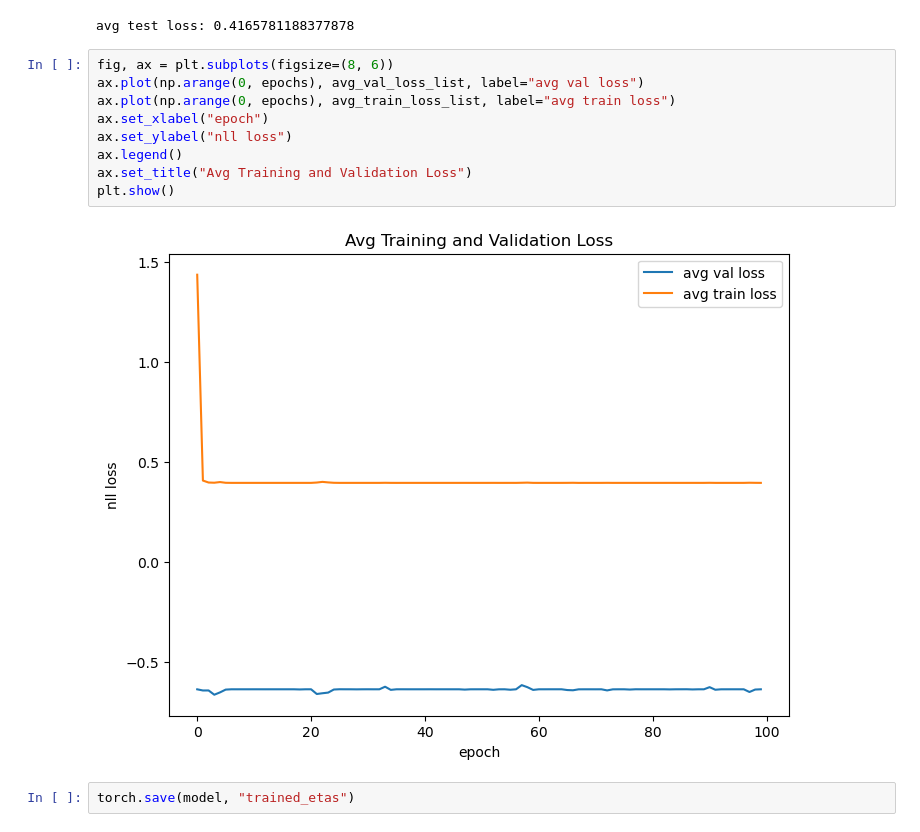
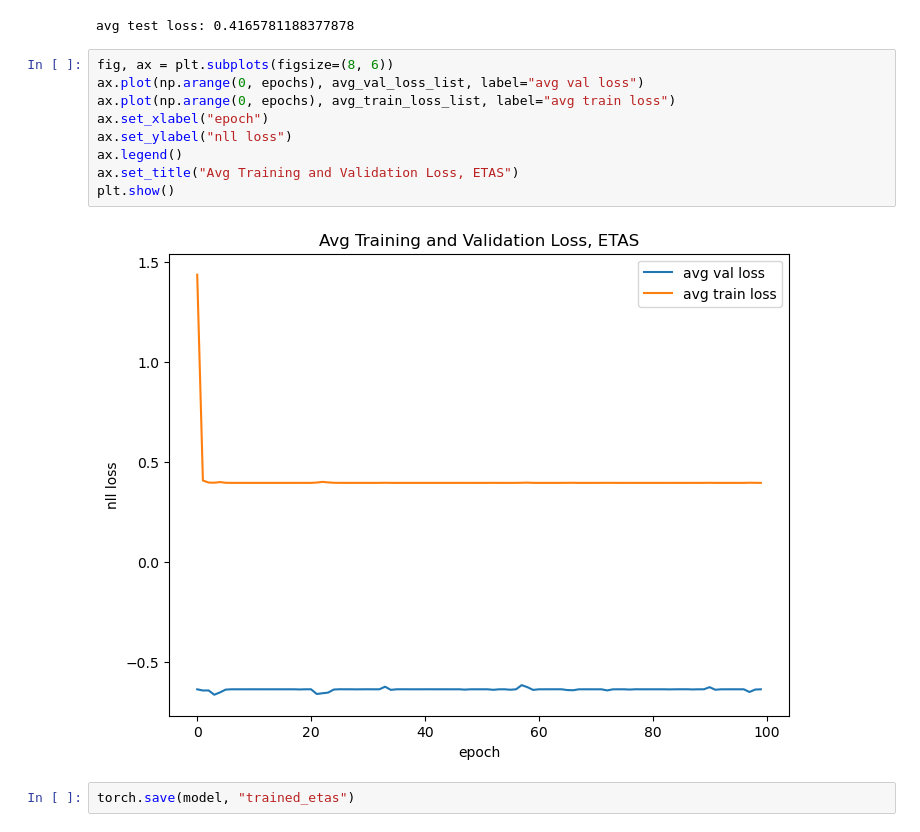
Before and after one commit to keliankaz/recast, a Jupyter notebook: notebooks/Zekai/training_etas.ipynb, the cells around one changed output. Cells and saved outputs as stored; diff of their text form.

```diff
--- a/notebooks/Zekai/training_etas.ipynb
+++ b/notebooks/Zekai/training_etas.ipynb
@@ -104,13 +104,13 @@ avg test loss: 0.4165781188377878
 # %%
 fig, ax = plt.subplots(figsize=(8, 6))
 ax.plot(np.arange(0, epochs), avg_val_loss_list, label="avg val loss")
 ax.plot(np.arange(0, epochs), avg_train_loss_list, label="avg train loss")
 ax.set_xlabel("epoch")
 ax.set_ylabel("nll loss")
 ax.legend()
-ax.set_title("Avg Training and Validation Loss")
+ax.set_title("Avg Training and Validation Loss, ETAS")
 plt.show()
 # %% [output]
-[figure, old version]
+[figure, new version]
 # %%
 torch.save(model, "trained_etas")
```
Also changed, not shown: 6 other files.
